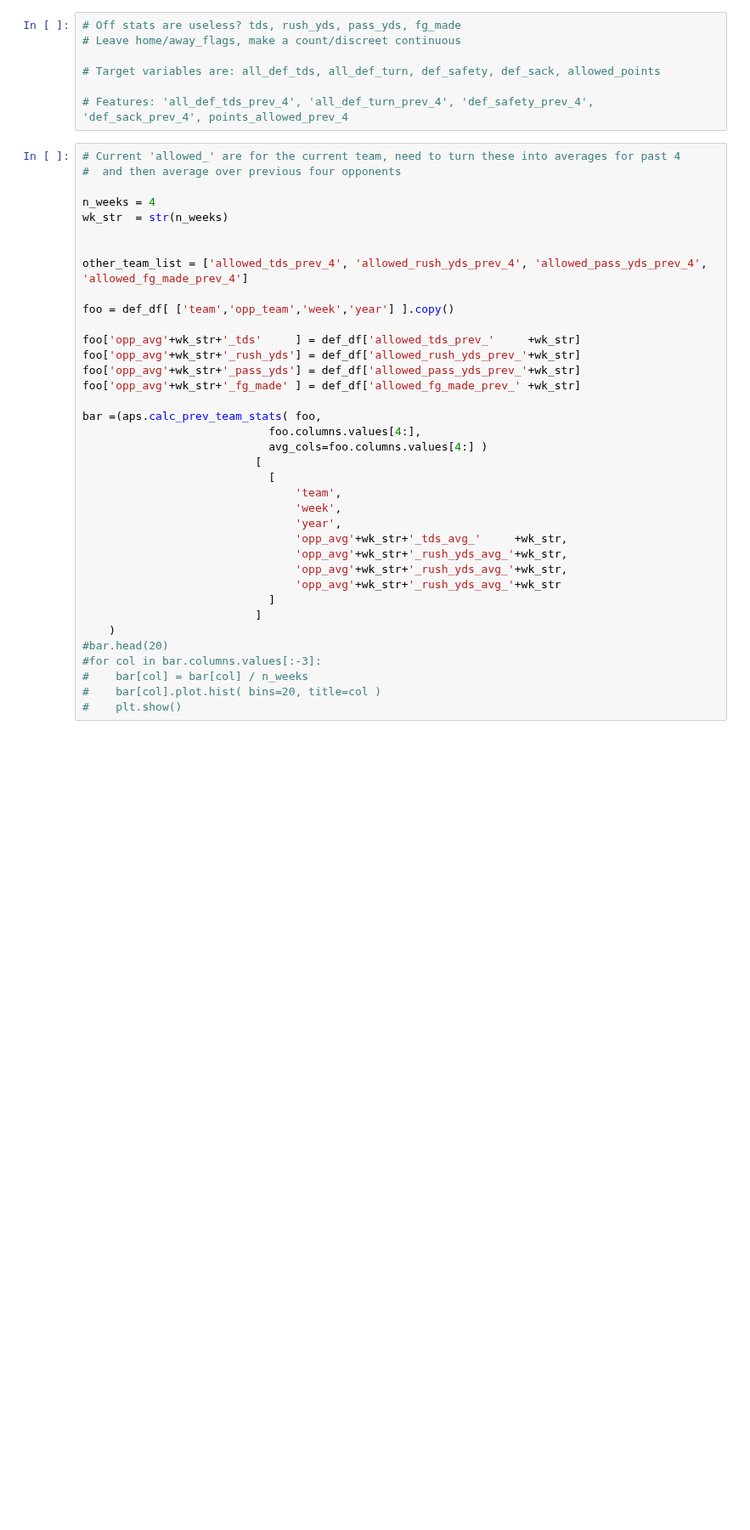
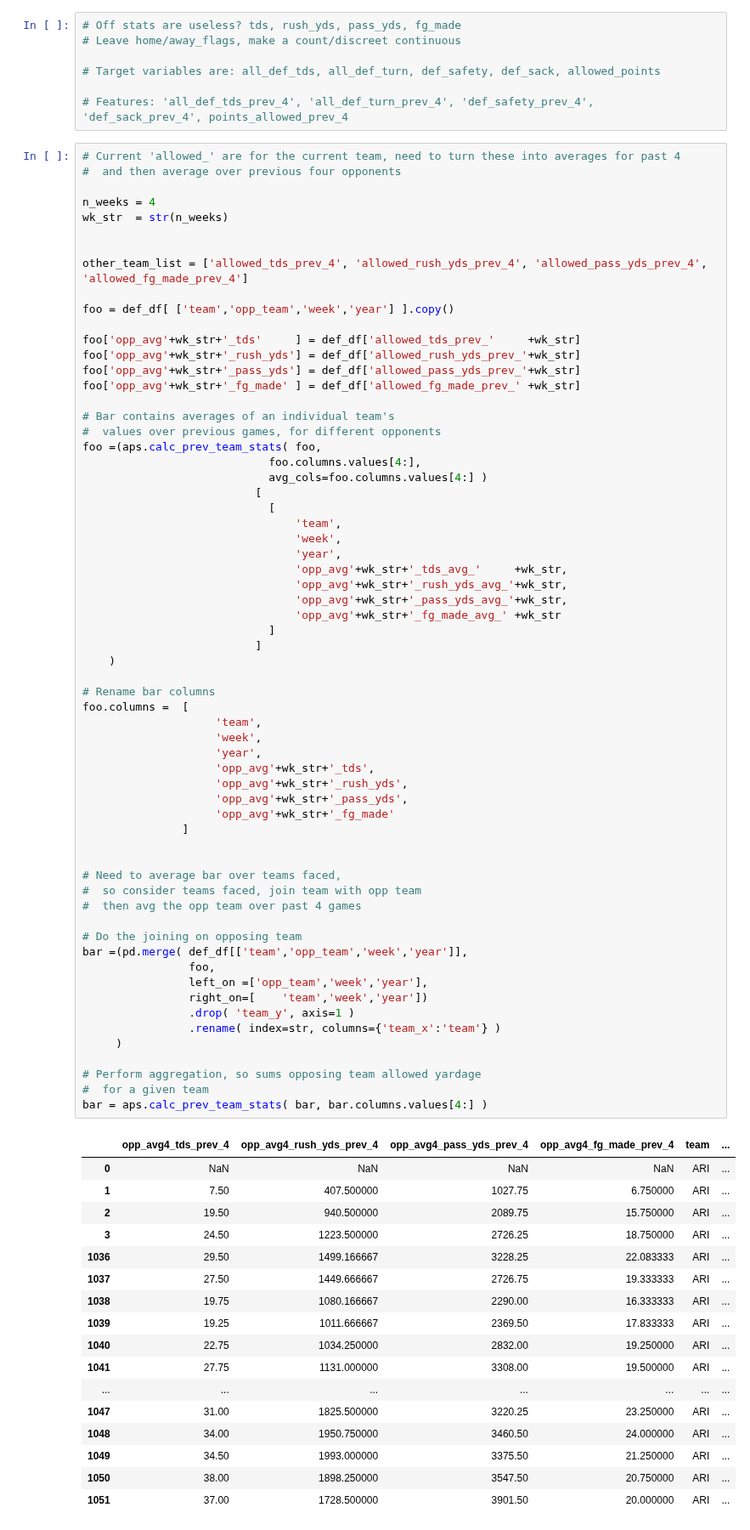
Before and after one commit to markertsean/Fantasy_Football, a Jupyter notebook: exploration/Def.ipynb, the cells around one changed output. Shown at 85% size. Drawn from its saved outputs; the diff is of its cells as text; blank space fills up the shorter version.

Commit message:
Included aggregation of previous teams offensive performances.

```diff
--- a/exploration/Def.ipynb
+++ b/exploration/Def.ipynb
@@ -269,37 +269,81 @@ Index([                   u'team',                    u'week',
 # %%
 # Current 'allowed_' are for the current team, need to turn these into averages for past 4
 #  and then average over previous four opponents
 
 n_weeks = 4
 wk_str  = str(n_weeks)
 
 
 other_team_list = ['allowed_tds_prev_4', 'allowed_rush_yds_prev_4', 'allowed_pass_yds_prev_4', 'allowed_fg_made_prev_4']
 
 foo = def_df[ ['team','opp_team','week','year'] ].copy()
 
 foo['opp_avg'+wk_str+'_tds'     ] = def_df['allowed_tds_prev_'     +wk_str]
 foo['opp_avg'+wk_str+'_rush_yds'] = def_df['allowed_rush_yds_prev_'+wk_str]
 foo['opp_avg'+wk_str+'_pass_yds'] = def_df['allowed_pass_yds_prev_'+wk_str]
 foo['opp_avg'+wk_str+'_fg_made' ] = def_df['allowed_fg_made_prev_' +wk_str]
 
-bar =(aps.calc_prev_team_stats( foo,
+# Bar contains averages of an individual team's
+#  values over previous games, for different opponents
+foo =(aps.calc_prev_team_stats( foo,
                             foo.columns.values[4:],
                             avg_cols=foo.columns.values[4:] )
                           [
                             [
                                 'team',
                                 'week',
                                 'year',
                                 'opp_avg'+wk_str+'_tds_avg_'     +wk_str,
                                 'opp_avg'+wk_str+'_rush_yds_avg_'+wk_str,
-                                'opp_avg'+wk_str+'_rush_yds_avg_'+wk_str,
-                                'opp_avg'+wk_str+'_rush_yds_avg_'+wk_str
+                                'opp_avg'+wk_str+'_pass_yds_avg_'+wk_str,
+                                'opp_avg'+wk_str+'_fg_made_avg_' +wk_str
                             ]
                           ]
     )
-#bar.head(20)
-#for col in bar.columns.values[:-3]:
-#    bar[col] = bar[col] / n_weeks
-#    bar[col].plot.hist( bins=20, title=col )
-#    plt.show()
+
+# Rename bar columns
+foo.columns =  [
+                    'team',
+                    'week',
+                    'year',
+                    'opp_avg'+wk_str+'_tds',
+                    'opp_avg'+wk_str+'_rush_yds',
+                    'opp_avg'+wk_str+'_pass_yds',
+                    'opp_avg'+wk_str+'_fg_made'
+               ]
+
+
+# Need to average bar over teams faced,
+#  so consider teams faced, join team with opp team
+#  then avg the opp team over past 4 games
+
+# Do the joining on opposing team
+bar =(pd.merge( def_df[['team','opp_team','week','year']],
+                foo,
+                left_on =['opp_team','week','year'],
+                right_on=[    'team','week','year'])
+                .drop( 'team_y', axis=1 )
+                .rename( index=str, columns={'team_x':'team'} )
+     )
+
+# Perform aggregation, so sums opposing team allowed yardage
+#  for a given team
+bar = aps.calc_prev_team_stats( bar, bar.columns.values[4:] )
+# %% [output]
+|  | opp_avg4_tds_prev_4 | opp_avg4_rush_yds_prev_4 | opp_avg4_pass_yds_prev_4 | opp_avg4_fg_made_prev_4 | team | ... |
+| 0 | NaN | NaN | NaN | NaN | ARI | ... |
+| 1 | 7.50 | 407.500000 | 1027.75 | 6.750000 | ARI | ... |
+| 2 | 19.50 | 940.500000 | 2089.75 | 15.750000 | ARI | ... |
+| 3 | 24.50 | 1223.500000 | 2726.25 | 18.750000 | ARI | ... |
+| 1036 | 29.50 | 1499.166667 | 3228.25 | 22.083333 | ARI | ... |
+| 1037 | 27.50 | 1449.666667 | 2726.75 | 19.333333 | ARI | ... |
+| 1038 | 19.75 | 1080.166667 | 2290.00 | 16.333333 | ARI | ... |
+| 1039 | 19.25 | 1011.666667 | 2369.50 | 17.833333 | ARI | ... |
+| 1040 | 22.75 | 1034.250000 | 2832.00 | 19.250000 | ARI | ... |
+| 1041 | 27.75 | 1131.000000 | 3308.00 | 19.500000 | ARI | ... |
+| ... | ... | ... | ... | ... | ... | ... |
+| 1047 | 31.00 | 1825.500000 | 3220.25 | 23.250000 | ARI | ... |
+| 1048 | 34.00 | 1950.750000 | 3460.50 | 24.000000 | ARI | ... |
+| 1049 | 34.50 | 1993.000000 | 3375.50 | 21.250000 | ARI | ... |
+| 1050 | 38.00 | 1898.250000 | 3547.50 | 20.750000 | ARI | ... |
+| 1051 | 37.00 | 1728.500000 | 3901.50 | 20.000000 | ARI | ... |
```
Also changed, not shown: parts of 3 cells of this notebook, 1 other file.
